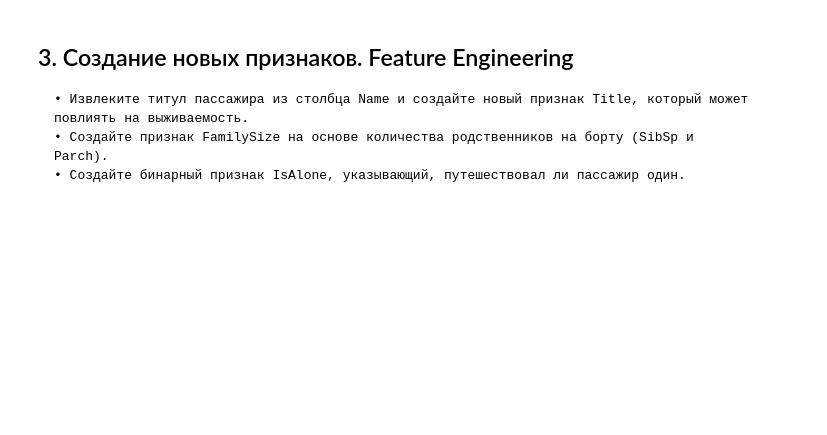
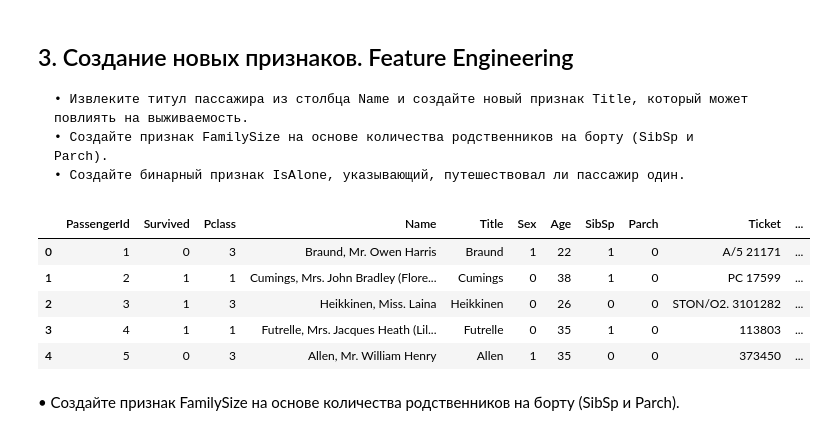
Before and after one commit to qurbonxojayev0755/titanic_project, a Jupyter notebook: lesson10.ipynb, the cells around one changed output. Saved outputs shown, nothing was run; the diff lists cells and outputs as text; code cells hidden in the pictures; blank space fills up the shorter version.

Commit message:
3. Создание новых признаков. Feature Engineering добовлини

```diff
--- a/lesson10.ipynb
+++ b/lesson10.ipynb
@@ -430,3 +417,5 @@ all_df.shape
+# %%
+all_df.Age=all_df.Age.astype('int64')
 # %%
 all_df.head()
 # %% [output]
@@ -456,3 +432,23 @@ all_df.to_csv('./New_data//all_dataFrame.csv')
     • Извлеките титул пассажира из столбца Name и создайте новый признак Title, который может повлиять на выживаемость.
     • Создайте признак FamilySize на основе количества родственников на борту (SibSp и Parch).
     • Создайте бинарный признак IsAlone, указывающий, путешествовал ли пассажир один.
+# %%
+titles=all_df.Name.map(lambda name: name.split(',')[0])
+# A new array is created using the split() method
+# %%
+Title = pd.Series(titles)
+# A Series named Title has been created
+# %%
+# Added new Seres to all_df using inset() method
+all_df.insert(4,'Title',Title)
+# %%
+all_df.head()
+# %% [output]
+|  | PassengerId | Survived | Pclass | Name | Title | Sex | Age | SibSp | Parch | Ticket | ... |
+| 0 | 1 | 0 | 3 | Braund, Mr. Owen Harris | Braund | 1 | 22 | 1 | 0 | A/5 21171 | ... |
+| 1 | 2 | 1 | 1 | Cumings, Mrs. John Bradley (Flore... | Cumings | 0 | 38 | 1 | 0 | PC 17599 | ... |
+| 2 | 3 | 1 | 3 | Heikkinen, Miss. Laina | Heikkinen | 0 | 26 | 0 | 0 | STON/O2. 3101282 | ... |
+| 3 | 4 | 1 | 1 | Futrelle, Mrs. Jacques Heath (Lil... | Futrelle | 0 | 35 | 1 | 0 | 113803 | ... |
+| 4 | 5 | 0 | 3 | Allen, Mr. William Henry | Allen | 1 | 35 | 0 | 0 | 373450 | ... |
+# %% [markdown]
+• Создайте признак FamilySize на основе количества родственников на борту (SibSp и Parch).
```
Also changed, not shown: parts of 25 cells of this notebook, 1 other file.
